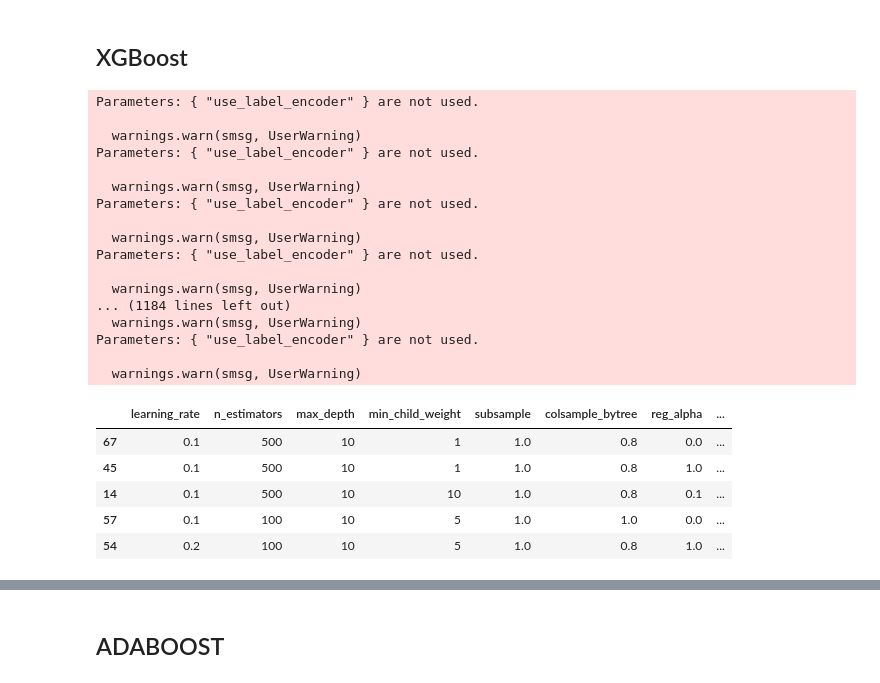
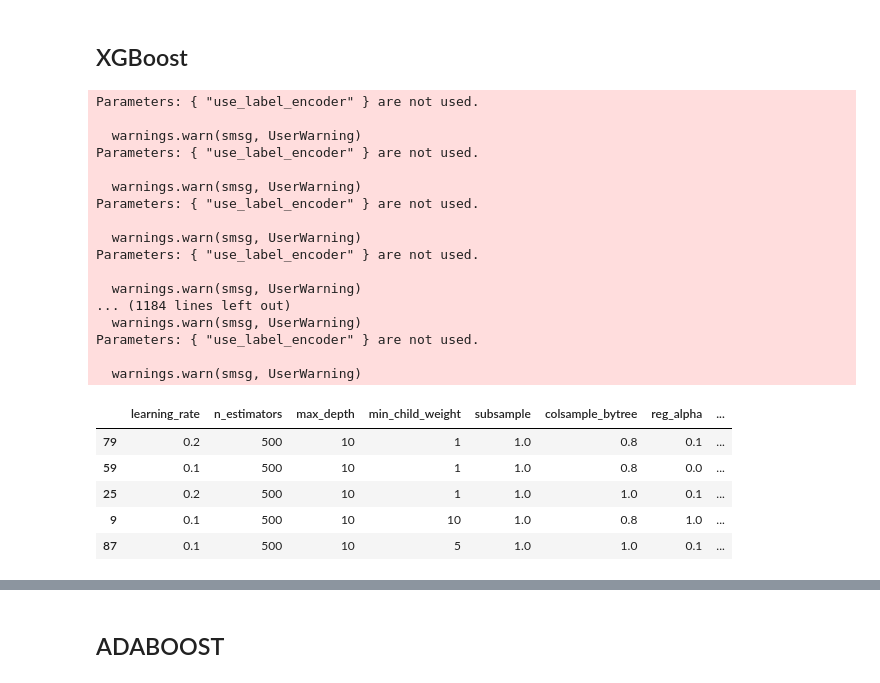
Before and after one commit to Jacobo24/Proyectos_IA, a Jupyter notebook: IA_PROPENSITY_TRAIN.ipynb, the cells around one changed output, grey strips where cells are left out. Cells and saved outputs as stored; diff of their text form; code cells hidden in the pictures.

```diff
--- a/IA_PROPENSITY_TRAIN.ipynb
+++ b/IA_PROPENSITY_TRAIN.ipynb
@@ -933,17 +933,17 @@ import seaborn as sns
 # Definir hiperparámetros a iterar
 param_grid = {
     'learning_rate': [0.01, 0.1, 0.2],
-    'n_estimators': [100, 500],
-    'max_depth': [3, 10],
+    'n_estimators': [500],
+    'max_depth': [10],
     'min_child_weight': [1, 5, 10],
-    'subsample': [0.8, 1.0],
+    'subsample': [1.0],
     'colsample_bytree': [0.8, 1.0],
     'reg_alpha': [0, 0.1, 1],
     'reg_lambda': [1, 10],
     'gamma': [0, 0.1, 1],
     'scale_pos_weight': [1, 2],
     'base_score': [0.5],
-    'random_state': [42],
+    'random_state': [38],
     'verbosity': [1]
 }
 
@@ -1010,38 +1010,38 @@ for params in random.sample(list(product(*param_grid.values())), 100):
         'f1_score': f1,
         'recall': recall,
         'roc_auc': roc_auc,
         'cv_recall': mean_cv_score
     })
 
 # Convertir resultados a DataFrame y ordenar por recall
 results_df = pd.DataFrame(results).sort_values(by=['recall', 'f1_score'], ascending=False)
 
 # Mostrar los mejores modelos optimizados para recall
 display(results_df.head(5))
 # %% [output]
 Parameters: { "use_label_encoder" } are not used.
 
   warnings.warn(smsg, UserWarning)
 Parameters: { "use_label_encoder" } are not used.
 
   warnings.warn(smsg, UserWarning)
 Parameters: { "use_label_encoder" } are not used.
 
   warnings.warn(smsg, UserWarning)
 Parameters: { "use_label_encoder" } are not used.
 
   warnings.warn(smsg, UserWarning)
 ... (1184 lines left out)
   warnings.warn(smsg, UserWarning)
 Parameters: { "use_label_encoder" } are not used.
 
   warnings.warn(smsg, UserWarning)
 |  | learning_rate | n_estimators | max_depth | min_child_weight | subsample | colsample_bytree | reg_alpha | ... |
-| 67 | 0.1 | 500 | 10 | 1 | 1.0 | 0.8 | 0.0 | ... |
-| 45 | 0.1 | 500 | 10 | 1 | 1.0 | 0.8 | 1.0 | ... |
-| 14 | 0.1 | 500 | 10 | 10 | 1.0 | 0.8 | 0.1 | ... |
-| 57 | 0.1 | 100 | 10 | 5 | 1.0 | 1.0 | 0.0 | ... |
-| 54 | 0.2 | 100 | 10 | 5 | 1.0 | 0.8 | 1.0 | ... |
+| 79 | 0.2 | 500 | 10 | 1 | 1.0 | 0.8 | 0.1 | ... |
+| 59 | 0.1 | 500 | 10 | 1 | 1.0 | 0.8 | 0.0 | ... |
+| 25 | 0.2 | 500 | 10 | 1 | 1.0 | 1.0 | 0.1 | ... |
+| 9 | 0.1 | 500 | 10 | 10 | 1.0 | 0.8 | 1.0 | ... |
+| 87 | 0.1 | 500 | 10 | 5 | 1.0 | 1.0 | 0.1 | ... |
 # %%
 # Graficar la Curva ROC y Recall vs Umbral para el mejor modelo
 model = results_df.iloc[0].to_dict()
```
Also changed, not shown: parts of 7 cells of this notebook.
